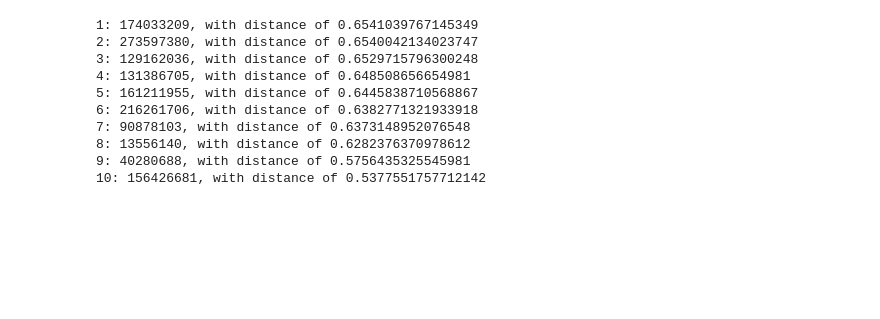
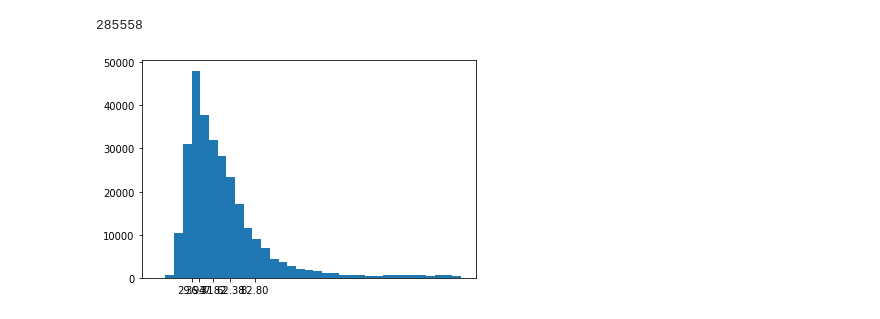
Before and after one commit to anFatum/steam-recommender, a Jupyter notebook: user_rec.ipynb, the cells around one changed output. Cells and saved outputs as stored; diff of their text form; code cells hidden in the pictures; blank space fills up the shorter version.

```diff
--- a/user_rec.ipynb
+++ b/user_rec.ipynb
@@ -240,15 +0,0 @@ raw_recommends = \
-# %%
-for i, (idx, dist) in enumerate(raw_recommends):
-            print('{0}: {1}, with distance '
-                  'of {2}'.format(i+1, game_features.index[idx], dist))
-# %% [output]
-1: 174033209, with distance of 0.6541039767145349
-2: 273597380, with distance of 0.6540042134023747
-3: 129162036, with distance of 0.6529715796300248
-4: 131386705, with distance of 0.648508656654981
-5: 161211955, with distance of 0.6445838710568867
-6: 216261706, with distance of 0.6382771321933918
-7: 90878103, with distance of 0.6373148952076548
-8: 13556140, with distance of 0.6282376370978612
-9: 40280688, with distance of 0.5756435325545981
-10: 156426681, with distance of 0.5377551757712142
@@ -254,0 +9,30 @@ for i, (idx, dist) in enumerate(raw_recommends):
+# %%
+all_heights = []
+for dir_name in glob.glob('data/set*'):
+    with open(f"{dir_name}/annotations_res.json") as json_file:
+        annotations = json.load(json_file)
+    dataset = dir_name.split('\\')[-1]
+    for video in annotations[dataset]:
+        for frame in annotations[dataset][video]['frames']:
+            people = annotations[dataset][video]['frames'][frame]
+            for person in people:
+                all_heights.append(person['pos'][3])
+# %%
+len(all_heights)
+# %% [output]
+285558
+# %%
+%matplotlib inline
+fig, ax = plt.subplots()
+all_heights_n = np.array(all_heights)
+all_heights_p = pd.Series(all_heights_n[all_heights_n < 256])
+q_1 = np.quantile(all_heights_n, 0.15)
+q_2 = np.quantile(all_heights_n, 0.3)
+q_3 = np.quantile(all_heights_n, 0.5)
+q_4 = np.quantile(all_heights_n, 0.7)
+q_5 = np.quantile(all_heights_n, 0.85)
+_, bins, _ = ax.hist(all_heights_p, bins=35)
+ax.set_xticks((q_1, q_2, q_3, q_4, q_5))
+plt.show()
+# %% [output]
+[figure, added]
```
Also changed, not shown: parts of 33 cells of this notebook, 1 other file.
